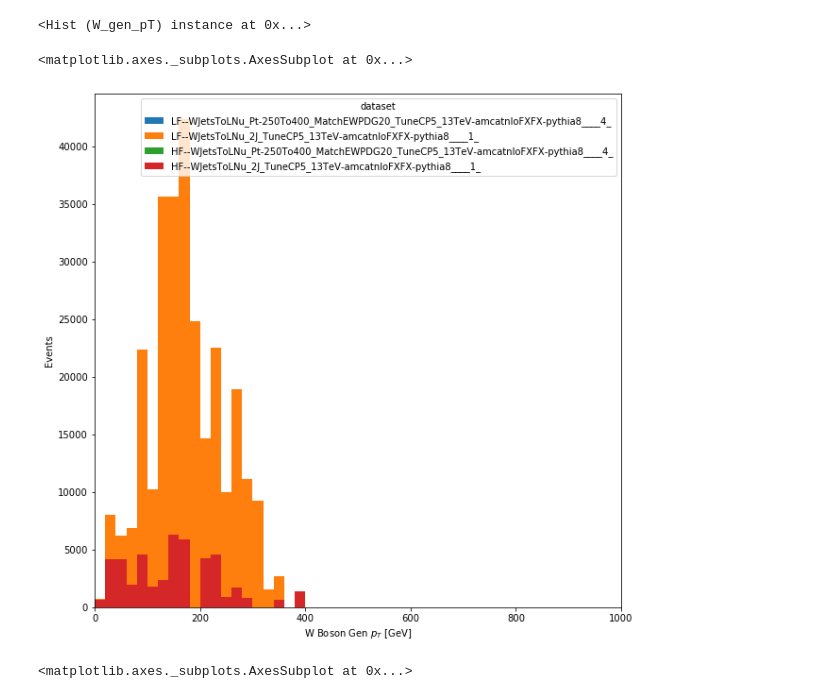
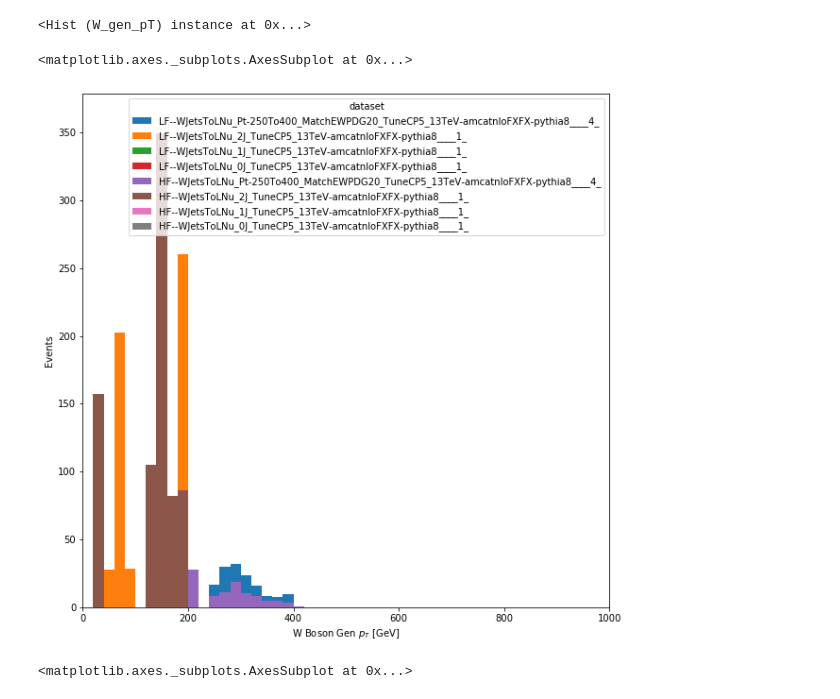
Before and after one commit to rishabhCMS/decaf, a Jupyter notebook: analysis/Rishabh_NB/new_coffea_nbs/processor-check-stitching--Copy1.ipynb, the cells around one changed output. Cells and saved outputs as stored; diff of their text form; code cells hidden in the pictures.

```diff
--- a/analysis/Rishabh_NB/new_coffea_nbs/processor-check-stitching--Copy1.ipynb
+++ b/analysis/Rishabh_NB/new_coffea_nbs/processor-check-stitching--Copy1.ipynb
@@ -1980,18 +1988,18 @@ output['W_gen_pT'].integrate('dataset', 'HF--WJetsToLNu_2J_TuneCP5_13TeV-amcatnl
 # %%
 from coffea.hist import plot
 import matplotlib.pyplot as plt
 fig, ax = plt.subplots(1,1, figsize=(10,10))
 
-plot.plot1d(output['W_gen_pT'].integrate('region', 'wjete'),
+plot.plot1d(output['W_gen_pT'].integrate('region', 'ttbarm'),
         overlay="dataset",
         ax=ax,
         clear=False,
             stack=True
            )
 # plt.xlim(180,220)
 # %% [output]
 <matplotlib.axes._subplots.AxesSubplot at 0x...>
-[figure, old version]
+[figure, new version]
 # %%
 from coffea.hist import plot
 import matplotlib.pyplot as plt
```
Also changed, not shown: parts of 4 cells of this notebook.
